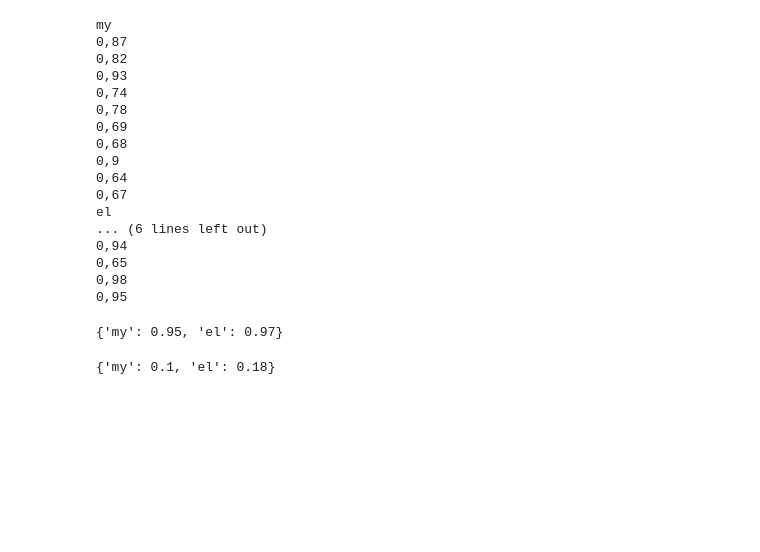
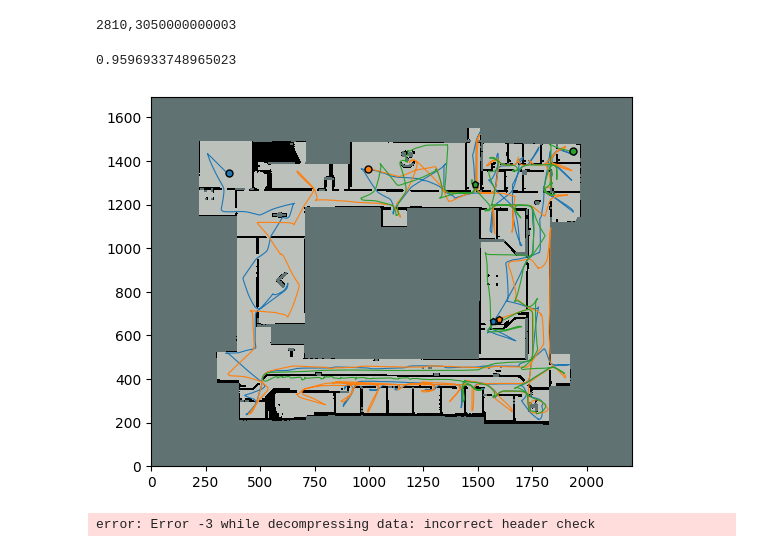
Before and after one commit to maurotella/ROS.postprocessing, a Jupyter notebook: get_area.ipynb, the cells around one changed output. Drawn from its saved outputs; the diff is of its cells as text; code cells hidden in the pictures; blank space fills up the shorter version.

```diff
--- a/get_area.ipynb
+++ b/get_area.ipynb
@@ -5,6 +5,7 @@ import stats
 
 path = 'C:\\Users\\mauro\\Documents\\data_test.db'
 path = '/home/aislab/Desktop/data_test.db'
+path = '/home/aislab/Documents/Tellaroli/test_ws/src/tesi.triennale.tellaroli/data/data_test.db'
 # %%
 def print_sheets(listed):
     for k in listed:
@@ -67,31 +87,15 @@ TS_E40_3 = stats.TestSet(
      'el': [389,391,415,444,452,453,462,464,465,466]},
     'e40'
 )
+# %%
+SR = stats.SingleRun(path,539,'office_big')
+print(str(SR.get_rendezvous_time()).replace('.',','))
+SR.get_perc_area(check_map=True, check_pos=True)
+# %% [output]
+2810,3050000000003
+0.9596933748965023
+[figure, added]
 # %%
 print_sheets(TS_E13_3.get_perc_areas())
 # %% [output]
-my
-0,87
-0,82
-0,93
-0,74
-0,78
-0,69
-0,68
-0,9
-0,64
-0,67
-el
-... (6 lines left out)
-0,94
-0,65
-0,98
-0,95
+error: Error -3 while decompressing data: incorrect header check
-# %%
-TS_office2_8.get_perc_areas_stats(lambda x: round(np.mean(x),2))
-# %% [output]
-{'my': 0.95, 'el': 0.97}
-# %%
-TS_E13_3.get_perc_areas_stats(lambda x: round(np.std(x),2))
-# %% [output]
-{'my': 0.1, 'el': 0.18}
```
Also changed, not shown: parts of 1 cell of this notebook, 3 other files.
